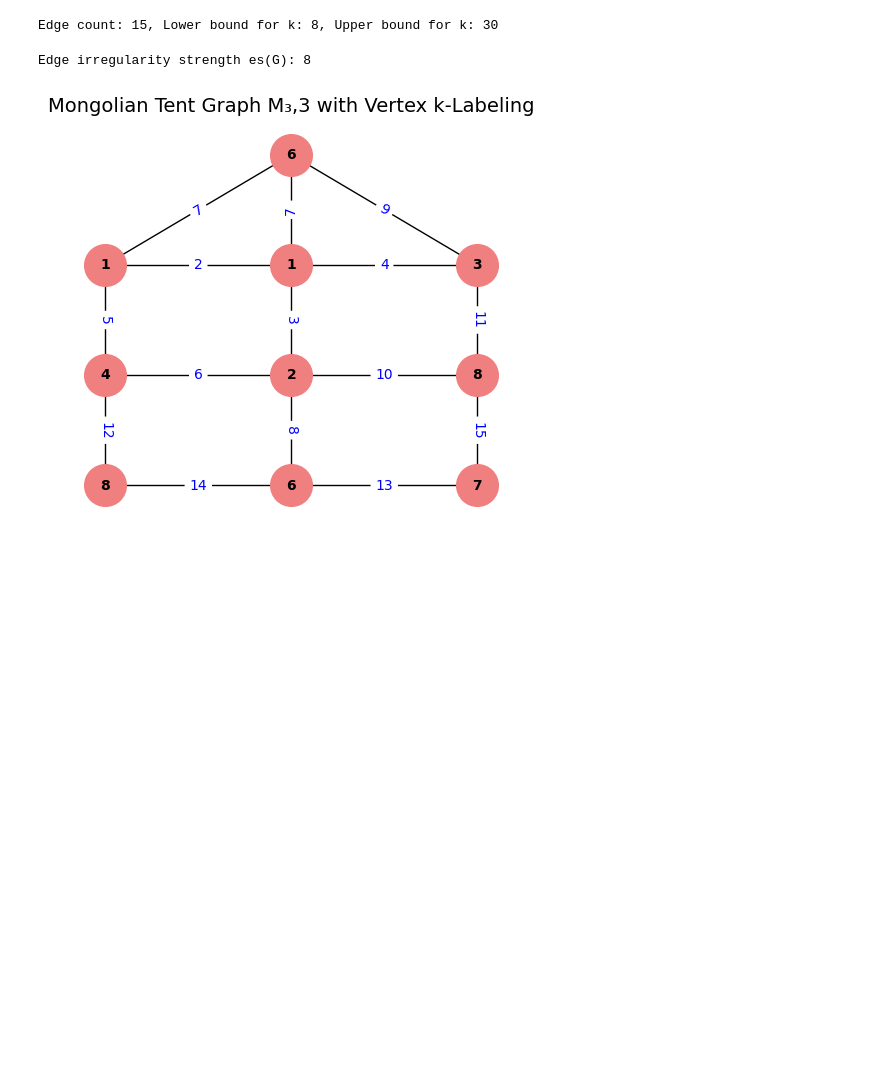
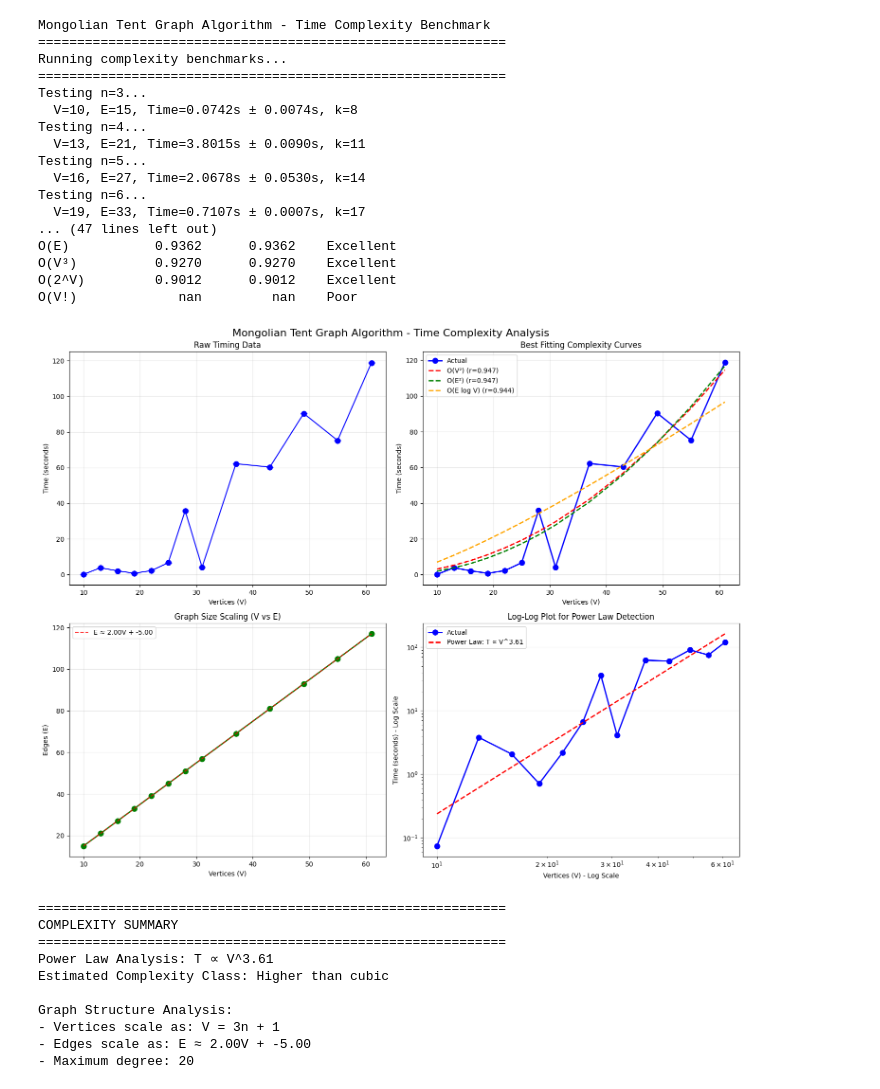
Before and after one commit to Riley94/cs5592-group_project, a Jupyter notebook: problem1.ipynb, the cells around one changed output. Saved outputs shown, nothing was run; the diff lists cells and outputs as text; code cells hidden in the pictures; blank space fills up the shorter version.

Commit message:
Finish algorithm implementation and benchmarking

```diff
--- a/problem1.ipynb
+++ b/problem1.ipynb
@@ -97,4 +337,0 @@ class MongolianTentGraph:
-# %%
-n = 3
-graph = MongolianTentGraph(n)
-graph
@@ -191,8 +338,19 @@ def find_edge_irregularity_strength(graph):
-# %%
-es, labels = find_edge_irregularity_strength(graph)
-print(f"Edge irregularity strength es(G): {es}")
-graph.draw(labels=labels)
-# %% [output]
-Edge count: 15, Lower bound for k: 8, Upper bound for k: 30
-Edge irregularity strength es(G): 8
-[figure, removed]
+# %%
+def find_edge_irregularity_strength_timed(graph):
+    """Find minimal k with timing information"""
+    edge_count = len(graph.compute_edges())
+
+    lower = math.ceil(math.sqrt(2 * edge_count))
+
+    lower = max(lower, math.ceil((edge_count + 1) / 2))
+
+    upper = min(2 * edge_count, 100)  # Cap at 100 for practical reasons
+
+    start_time = time.time()
+
+    for k in range(lower, upper + 1):
+        success, labels = label_graph_constraint_propagation(graph, k)
+        if success:
+            return k, labels, time.time() - start_time
+
+    return None, None, time.time() - start_time
@@ -198,0 +633,48 @@ Edge irregularity strength es(G): 8
+# %%
+print("Mongolian Tent Graph Algorithm - Time Complexity Benchmark")
+print("=" * 60)
+
+# Run benchmarks
+df = benchmark_complexity()
+
+if len(df) == 0:
+    print("No successful runs to analyze!")
+else:
+    print(f"\nSuccessfully benchmarked {len(df)} different graph sizes")
+    print("\nDetailed Results:")
+    print(df.to_string(index=False))
+
+    # Analyze complexity
+    correlations, fitted_params = analyze_complexity_curves(df)
+
+    # Create plots
+    plot_complexity_analysis(df, correlations, fitted_params)
+# %% [output]
+Mongolian Tent Graph Algorithm - Time Complexity Benchmark
+============================================================
+Running complexity benchmarks...
+============================================================
+Testing n=3...
+  V=10, E=15, Time=0.0742s ± 0.0074s, k=8
+Testing n=4...
+  V=13, E=21, Time=3.8015s ± 0.0090s, k=11
+Testing n=5...
+  V=16, E=27, Time=2.0678s ± 0.0530s, k=14
+Testing n=6...
+  V=19, E=33, Time=0.7107s ± 0.0007s, k=17
+... (47 lines left out)
+O(E)           0.9362      0.9362    Excellent
+O(V³)          0.9270      0.9270    Excellent
+O(2^V)         0.9012      0.9012    Excellent
+O(V!)             nan         nan    Poor
+[figure, added]
+============================================================
+COMPLEXITY SUMMARY
+============================================================
+Power Law Analysis: T ∝ V^3.61
+Estimated Complexity Class: Higher than cubic
+
+Graph Structure Analysis:
+- Vertices scale as: V = 3n + 1
+- Edges scale as: E ≈ 2.00V + -5.00
+- Maximum degree: 20
```
Also changed, not shown: parts of 9 cells of this notebook.
